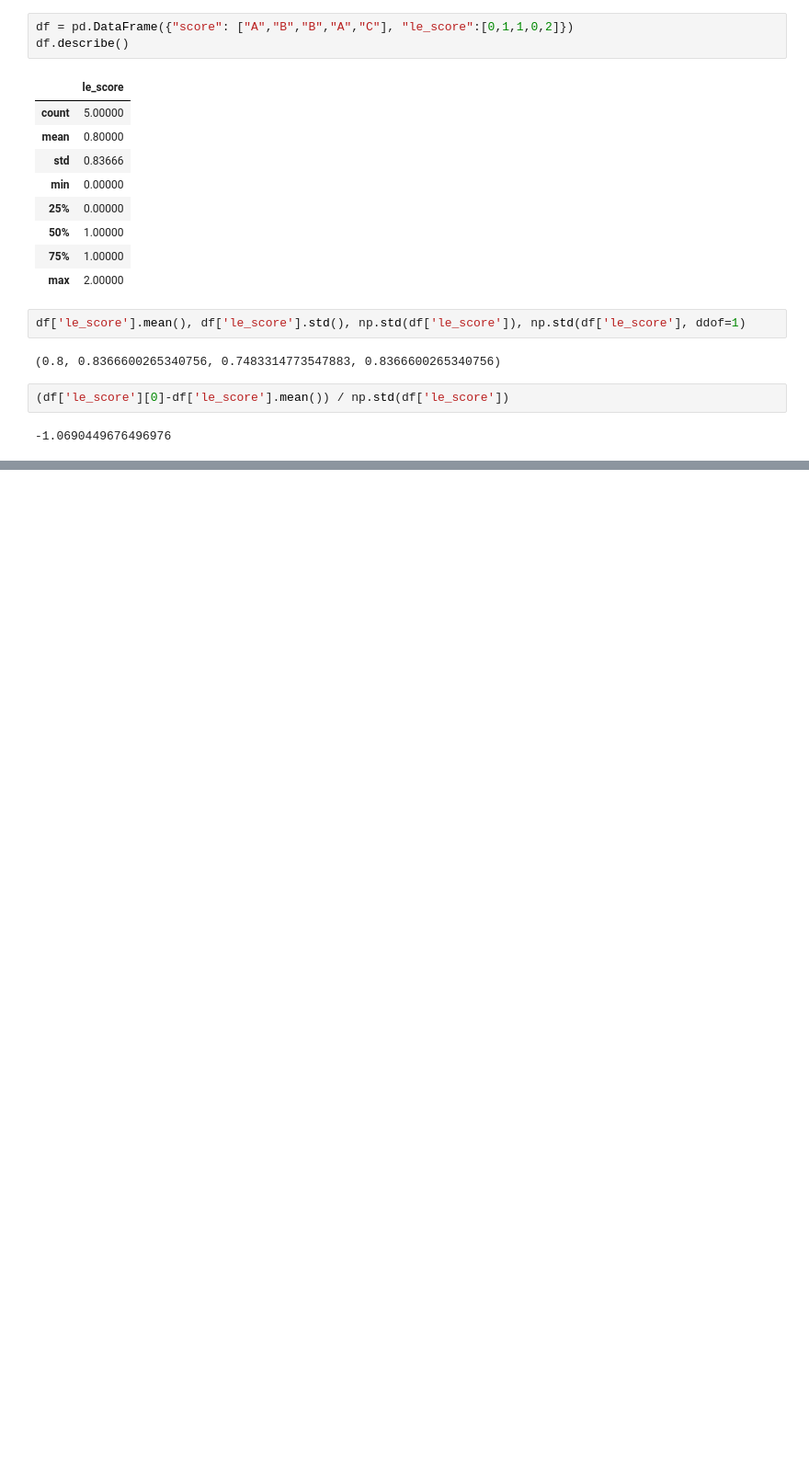
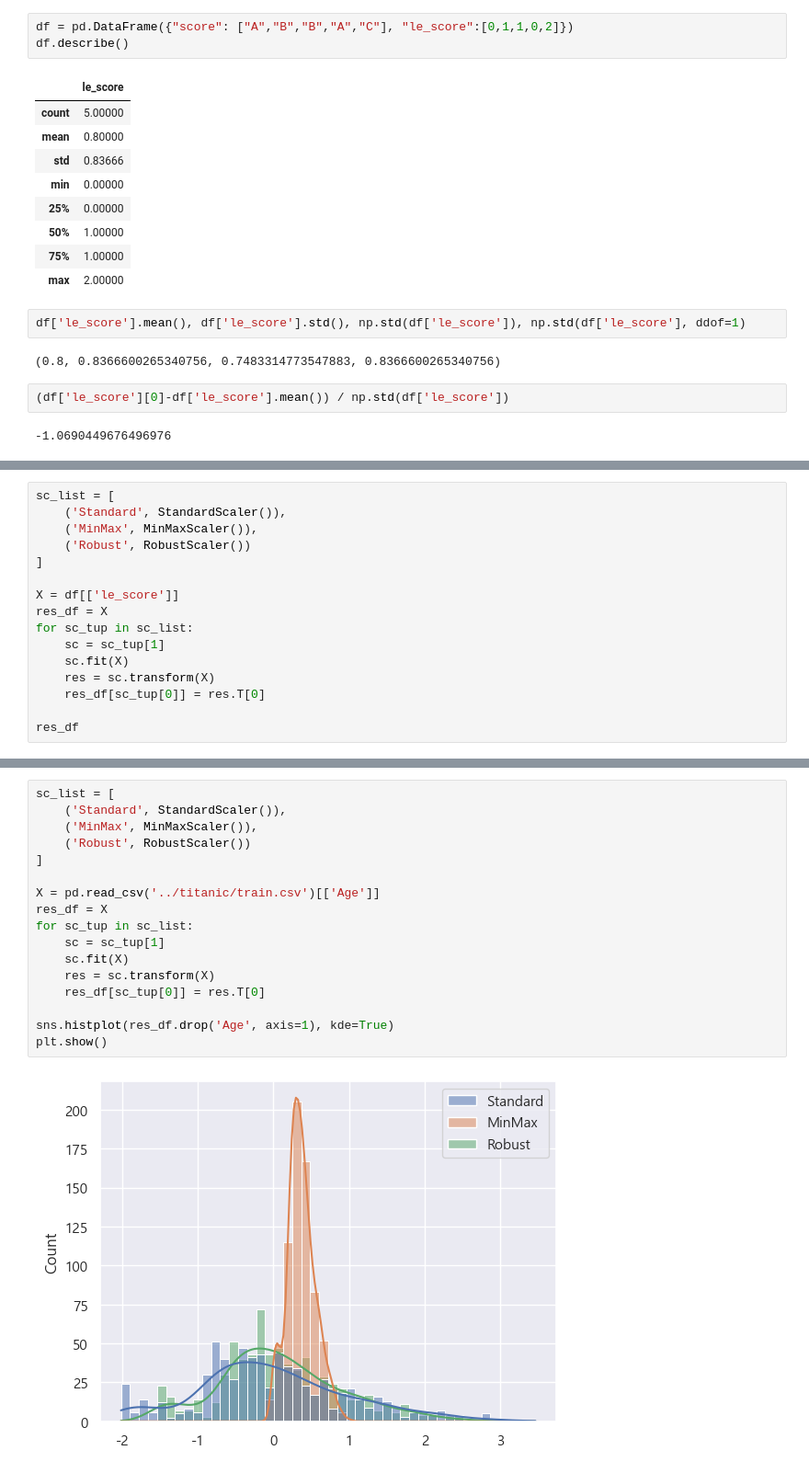
Before and after one commit to kkh1158/lecture, a Jupyter notebook: ML/lec01_기초.ipynb, the cells around one changed output, grey strips where cells are left out. Shown at 92% size. Saved outputs shown, nothing was run; the diff lists cells and outputs as text; blank space fills up the shorter version.

```diff
--- a/ML/lec01_기초.ipynb
+++ b/ML/lec01_기초.ipynb
@@ -586,0 +552,16 @@ df['le_score'].mean(), df['le_score'].std(), np.std(df['le_score']), np.std(df['
+# %%
+sc_list = [
+    ('Standard', StandardScaler()),
+    ('MinMax', MinMaxScaler()),
+    ('Robust', RobustScaler())
+]
+
+X = df[['le_score']]
+res_df = X
+for sc_tup in sc_list:
+    sc = sc_tup[1]
+    sc.fit(X)
+    res = sc.transform(X)
+    res_df[sc_tup[0]] = res.T[0]
+
+res_df
@@ -586,0 +575,19 @@ df['le_score'].mean(), df['le_score'].std(), np.std(df['le_score']), np.std(df['
+# %%
+sc_list = [
+    ('Standard', StandardScaler()),
+    ('MinMax', MinMaxScaler()),
+    ('Robust', RobustScaler())
+]
+
+X = pd.read_csv('../titanic/train.csv')[['Age']]
+res_df = X
+for sc_tup in sc_list:
+    sc = sc_tup[1]
+    sc.fit(X)
+    res = sc.transform(X)
+    res_df[sc_tup[0]] = res.T[0]
+
+sns.histplot(res_df.drop('Age', axis=1), kde=True)
+plt.show()
+# %% [output]
+[figure, added]
```
Also changed, not shown: parts of 8 cells of this notebook, 3 other files.
